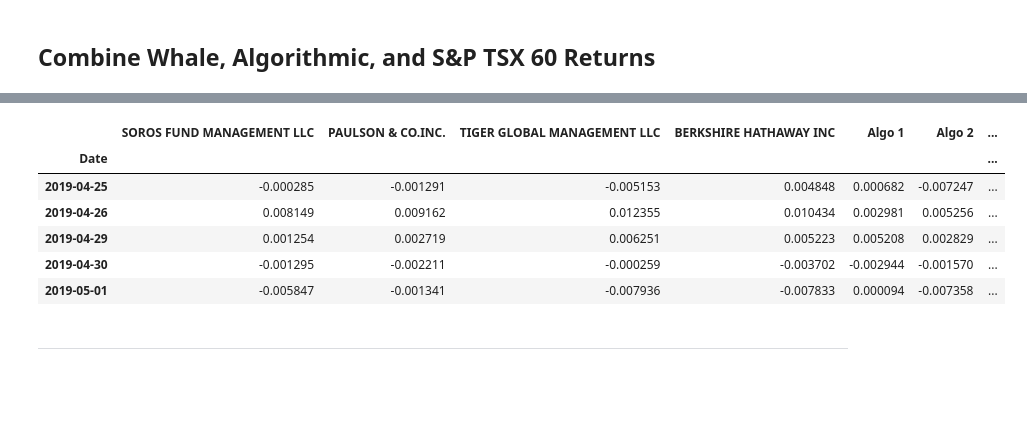
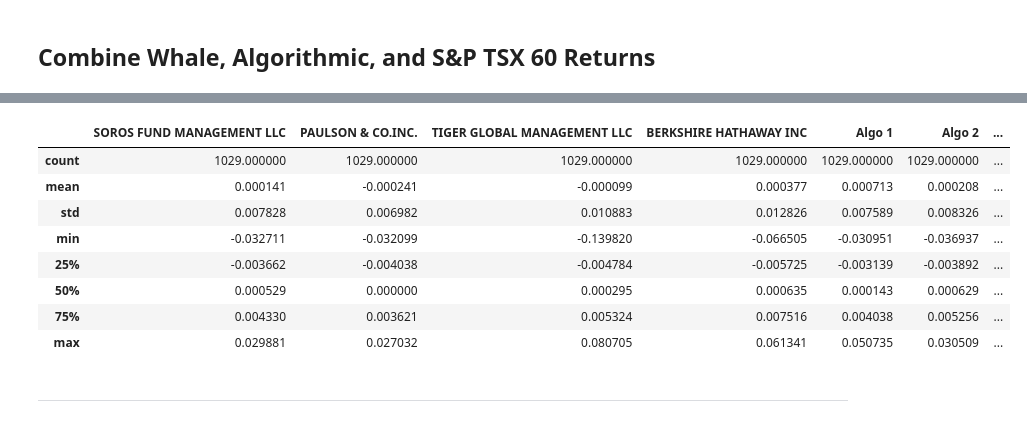
Before and after one commit to dugongieong/whale_analysis, a Jupyter notebook: whale_analysis.ipynb, the cells around one changed output, grey strips where cells are left out. Cells and saved outputs as stored; diff of their text form; code cells hidden in the pictures; blank space fills up the shorter version.

```diff
--- a/whale_analysis.ipynb
+++ b/whale_analysis.ipynb
@@ -250,13 +257,15 @@ combined_whale_algo_sptsx60_df.head()
 # %%
-combined_whale_algo_sptsx60_df.tail()
+combined_whale_algo_sptsx60_df.describe()
 # %% [output]
 |  | SOROS FUND MANAGEMENT LLC | PAULSON & CO.INC. | TIGER GLOBAL MANAGEMENT LLC | BERKSHIRE HATHAWAY INC | Algo 1 | Algo 2 | ... |
-| Date |  |  |  |  |  |  | ... |
-| 2019-04-25 | -0.000285 | -0.001291 | -0.005153 | 0.004848 | 0.000682 | -0.007247 | ... |
-| 2019-04-26 | 0.008149 | 0.009162 | 0.012355 | 0.010434 | 0.002981 | 0.005256 | ... |
-| 2019-04-29 | 0.001254 | 0.002719 | 0.006251 | 0.005223 | 0.005208 | 0.002829 | ... |
-| 2019-04-30 | -0.001295 | -0.002211 | -0.000259 | -0.003702 | -0.002944 | -0.001570 | ... |
-| 2019-05-01 | -0.005847 | -0.001341 | -0.007936 | -0.007833 | 0.000094 | -0.007358 | ... |
+| count | 1029.000000 | 1029.000000 | 1029.000000 | 1029.000000 | 1029.000000 | 1029.000000 | ... |
+| mean | 0.000141 | -0.000241 | -0.000099 | 0.000377 | 0.000713 | 0.000208 | ... |
+| std | 0.007828 | 0.006982 | 0.010883 | 0.012826 | 0.007589 | 0.008326 | ... |
+| min | -0.032711 | -0.032099 | -0.139820 | -0.066505 | -0.030951 | -0.036937 | ... |
+| 25% | -0.003662 | -0.004038 | -0.004784 | -0.005725 | -0.003139 | -0.003892 | ... |
+| 50% | 0.000529 | 0.000000 | 0.000295 | 0.000635 | 0.000143 | 0.000629 | ... |
+| 75% | 0.004330 | 0.003621 | 0.005324 | 0.007516 | 0.004038 | 0.005256 | ... |
+| max | 0.029881 | 0.027032 | 0.080705 | 0.061341 | 0.050735 | 0.030509 | ... |
 # %% [markdown]
 ---
 # %% [markdown]
```
Also changed, not shown: parts of 5 cells of this notebook.
